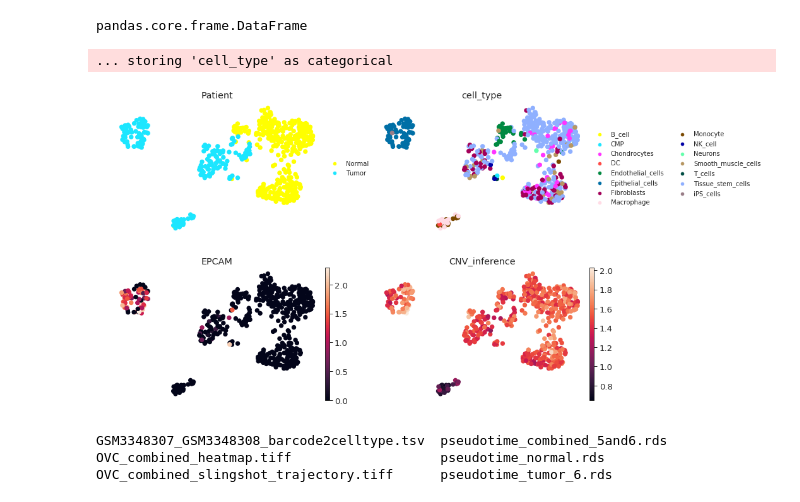
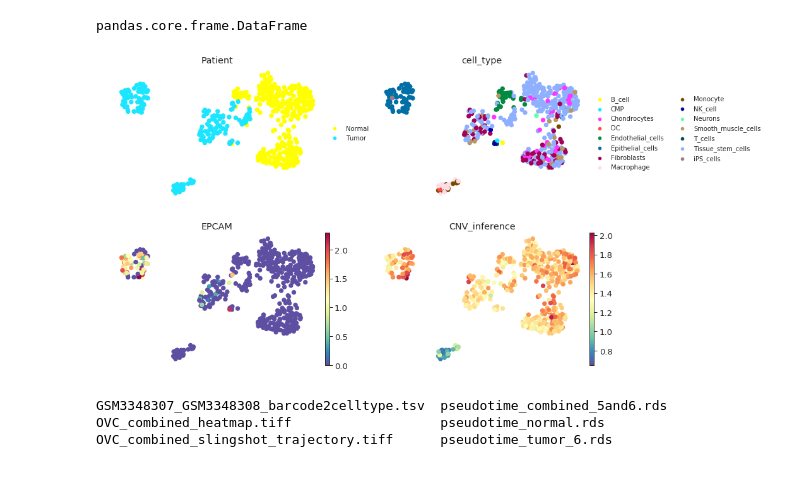
Before and after one commit to NCBI-Codeathons/Understand-cancer-evolution-through-single-cell-expression-dynamics, a Jupyter notebook: tools/palantir/scripts/palantir.ipynb, the cells around one changed output. Cells and saved outputs as stored; diff of their text form; code cells hidden in the pictures.

Commit message:
CNV infer analysis plots added

```diff
--- a/tools/palantir/scripts/palantir.ipynb
+++ b/tools/palantir/scripts/palantir.ipynb
@@ -514,19 +514,19 @@ adata.obs["CNV_inference"] = cnvs.std(axis=1)
 # %%
 # Batches
 #rcParams['figure.figsize'] = (5, 5)
 
 sc.pl.umap(adata,
            color=["Patient", "cell_type", "EPCAM", "CNV_inference"],
            use_raw=False, # Not relevant here
            ncols=2,
            sort_order=False,
            palette=godsnot_64,
            frameon=False,
-           legend_fontsize = 10
+           legend_fontsize = 10,
+           cmap="Spectral_r"
 )
 # %% [output]
-... storing 'cell_type' as categorical
-[figure, old version]
+[figure, new version]
 # %%
 CNV_inference = adata.obs["CNV_inference"]
 # %%
```
Also changed, not shown: parts of 11 cells of this notebook.
